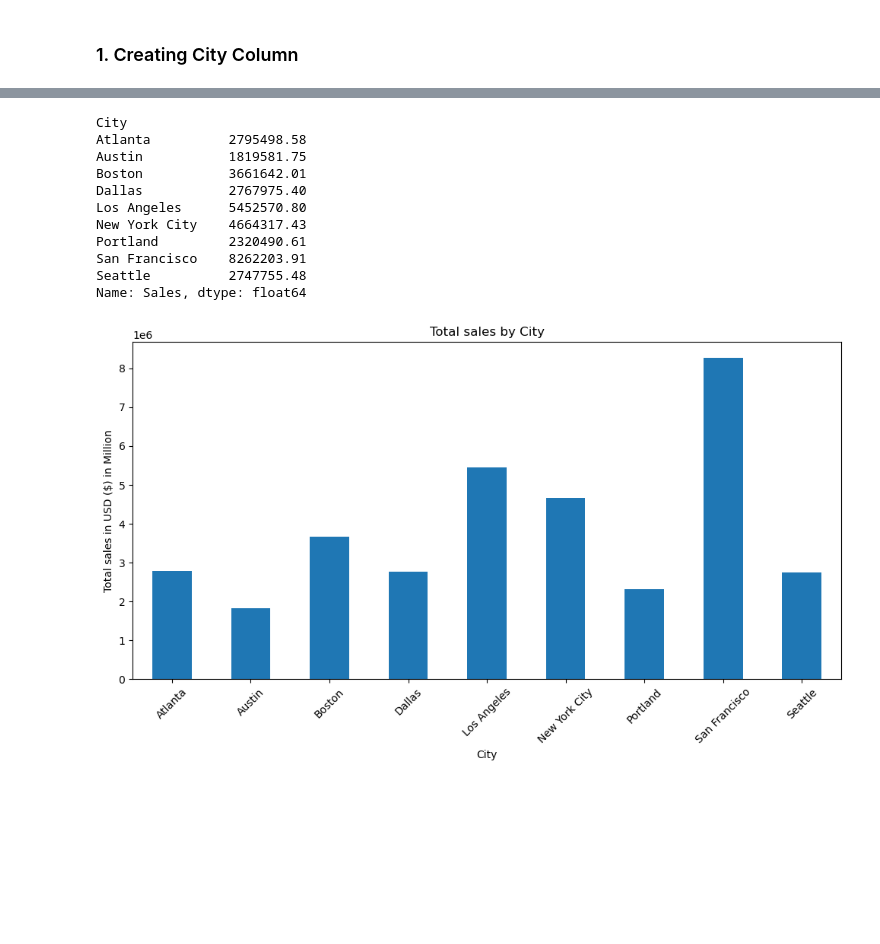
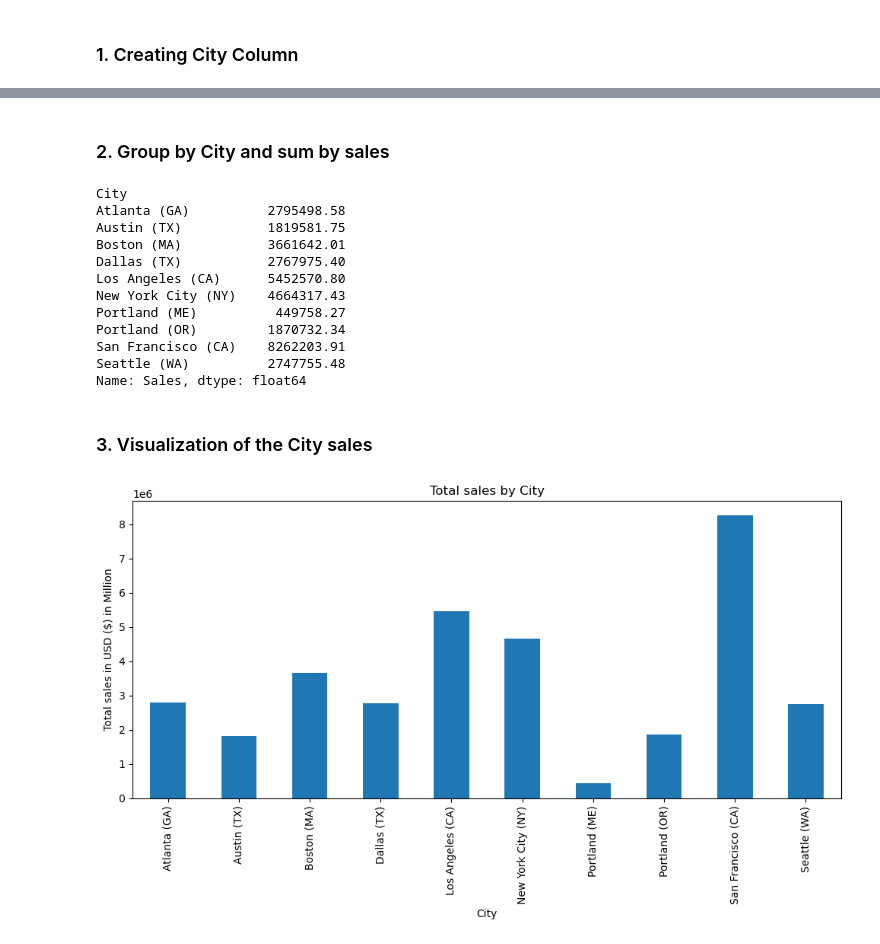
Before and after one commit to Sarinaade/pandas, a Jupyter notebook: SalesAnalysis/Analysis.ipynb, the cells around one changed output, grey strips where cells are left out. Saved outputs shown, nothing was run; the diff lists cells and outputs as text; code cells hidden in the pictures; blank space fills up the shorter version.

```diff
--- a/SalesAnalysis/Analysis.ipynb
+++ b/SalesAnalysis/Analysis.ipynb
@@ -180,9 +184,9 @@ This shows that Decemeber is the best month in terms of sales with the highest s
 # %% [markdown]
 ### 1. Creating City Column
 # %%
-# Extracting the City by splitting 'Purchase Address' by commas
-all_data['City'] = all_data['Purchase Address'].apply(lambda x: x.split(',')[1].strip()) # Used lambda function to extact second element - City
-all_data.head() # confirm column created
+# Used lambda function to extract both city and state from 'Purchase Address'
+all_data['City'] = all_data['Purchase Address'].apply(lambda x: f"{x.split(',')[1].strip()} ({x.split(',')[2].strip().split(' ')[0]})")
+all_data.head() # check column created
 # %% [output]
 |  | Product | Quantity Ordered | Price Each | Order Date | Purchase Address | Month | Sales | City |
 | Order ID |  |  |  |  |  |  |  |  |
@@ -194,27 +198,32 @@ all_data.head() # confirm column created
+# %% [markdown]
+### 2. Group by City and sum by sales
 # %%
 # Group by City and sum of the Sales
 city_sales = all_data.groupby('City')['Sales'].sum()
 city_sales
 # %% [output]
 City
-Atlanta          2795498.58
-Austin           1819581.75
-Boston           3661642.01
-Dallas           2767975.40
-Los Angeles      5452570.80
-New York City    4664317.43
-Portland         2320490.61
-San Francisco    8262203.91
-Seattle          2747755.48
+Atlanta (GA)          2795498.58
+Austin (TX)           1819581.75
+Boston (MA)           3661642.01
+Dallas (TX)           2767975.40
+Los Angeles (CA)      5452570.80
+New York City (NY)    4664317.43
+Portland (ME)          449758.27
+Portland (OR)         1870732.34
+San Francisco (CA)    8262203.91
+Seattle (WA)          2747755.48
 Name: Sales, dtype: float64
+# %% [markdown]
+### 3. Visualization of the City sales
 # %%
-plt.figure(figsize=(10, 6))
+plt.figure(figsize=(10, 6)) # size of the graph
 city_sales.plot(kind='bar')
 plt.xlabel('City')
-plt.xticks(rotation=45)
+plt.xticks(rotation=90)
 plt.ylabel('Total sales in USD ($) in Million')
 plt.title('Total sales by City')
-plt.tight_layout()
+plt.tight_layout() # Adjust layout to prevent label clipping
 plt.show()
 # %% [output]
-[figure, old version]
+[figure, new version]
```
Also changed, not shown: parts of 15 cells of this notebook.
